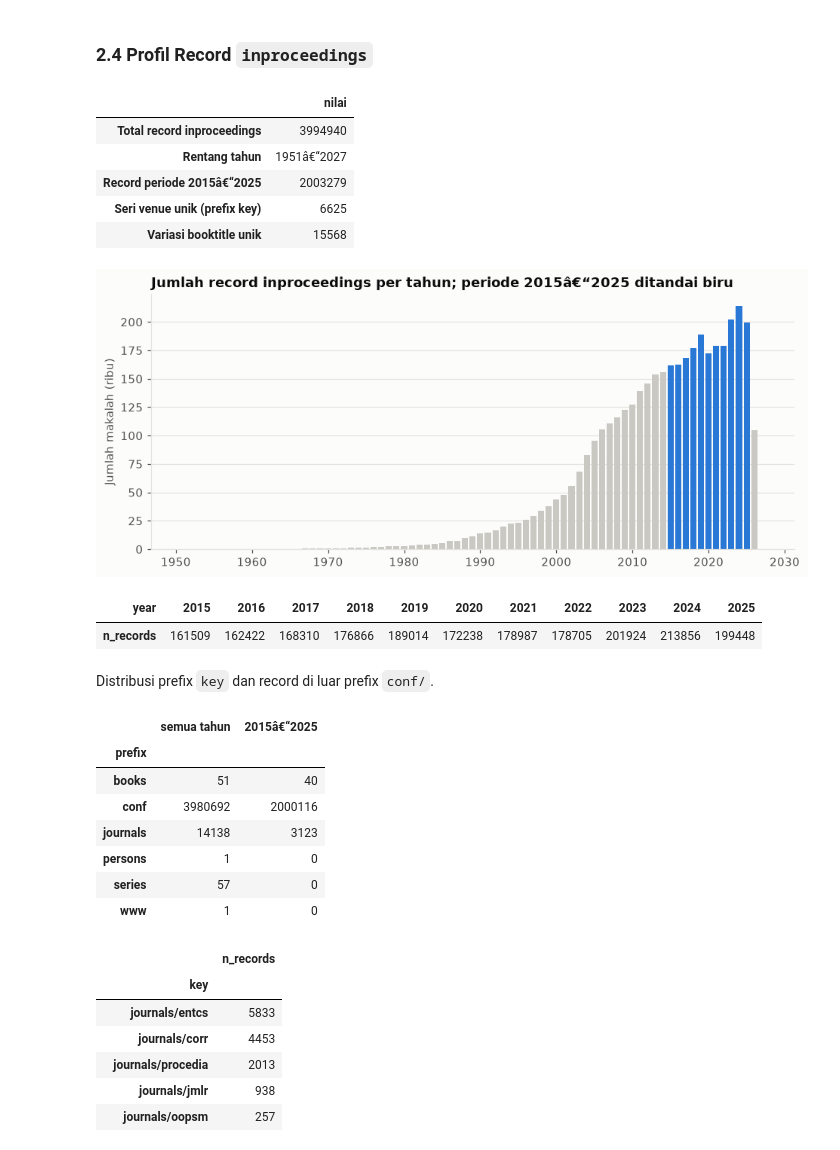
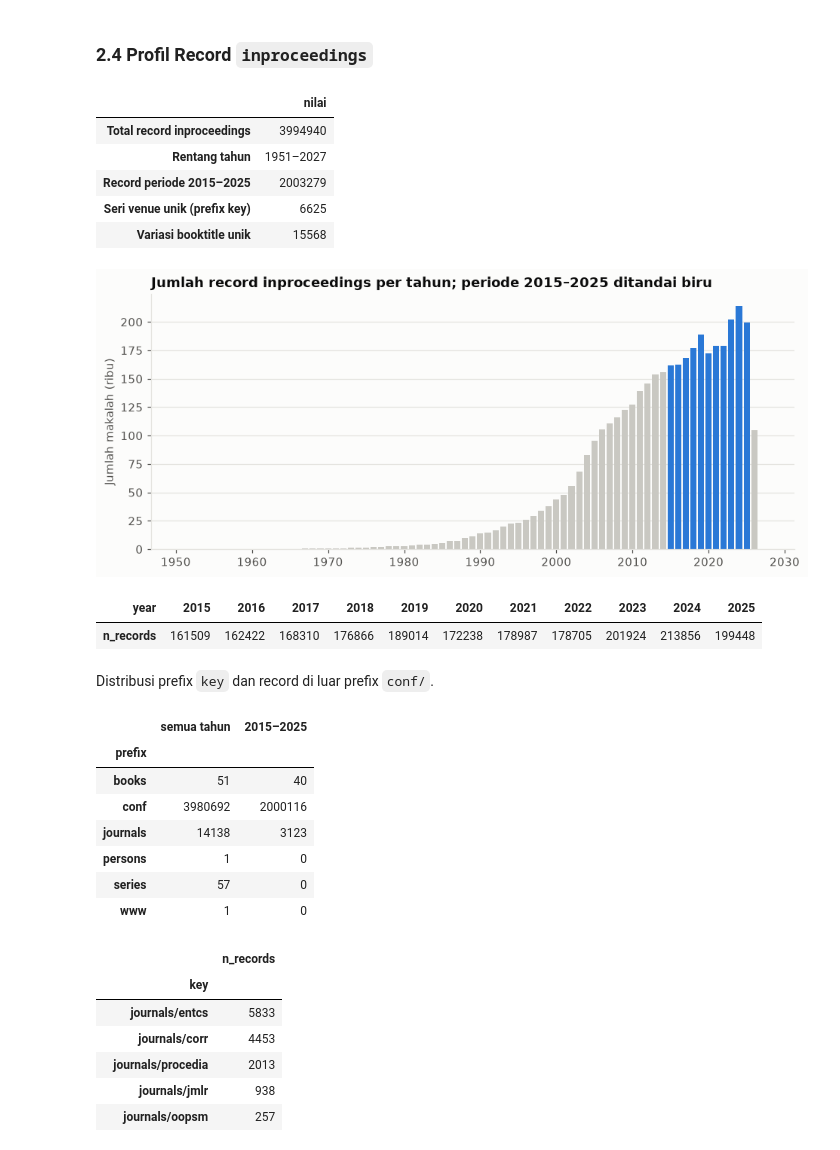
Before and after one commit to RNXFreeze/IF4041-Datmin-Tubes-Kel1, a Jupyter notebook: notebooks/01_data_extraction_preprocessing.ipynb, the cells around one changed output. Cells and saved outputs as stored; diff of their text form; code cells hidden in the pictures.

Commit message:
feat: add year consistency step and fix notebook text encoding

```diff
--- a/notebooks/01_data_extraction_preprocessing.ipynb
+++ b/notebooks/01_data_extraction_preprocessing.ipynb
@@ -143,31 +143,31 @@ del table
 in_period = inproc["year"].between(config.YEAR_MIN, config.YEAR_MAX)
 pd.Series({
     "Total record inproceedings": len(inproc),
-    "Rentang tahun": f"{inproc['year'].min()}â€“{inproc['year'].max()}",
-    "Record periode 2015â€“2025": int(in_period.sum()),
+    "Rentang tahun": f"{inproc['year'].min()}–{inproc['year'].max()}",
+    "Record periode 2015–2025": int(in_period.sum()),
     "Seri venue unik (prefix key)": inproc["key"].str.rsplit("/", n=1).str[0].nunique(),
     "Variasi booktitle unik": inproc["booktitle"].nunique(),
 }).to_frame("nilai")
 # %% [output]
 |  | nilai |
 | Total record inproceedings | 3994940 |
-| Rentang tahun | 1951â€“2027 |
-| Record periode 2015â€“2025 | 2003279 |
+| Rentang tahun | 1951–2027 |
+| Record periode 2015–2025 | 2003279 |
 | Seri venue unik (prefix key) | 6625 |
 | Variasi booktitle unik | 15568 |
 # %%
 per_year = inproc["year"].value_counts().sort_index()
 colors = [SERIES[0] if config.YEAR_MIN <= y <= config.YEAR_MAX else MUTED_FILL for y in per_year.index]
 fig, ax = plt.subplots(figsize=(10, 4))
 ax.bar(per_year.index, per_year.values / 1e3, color=colors, width=0.8)
 ax.set_ylabel("Jumlah makalah (ribu)")
-ax.set_title("Jumlah record inproceedings per tahun; periode 2015â€“2025 ditandai biru")
+ax.set_title("Jumlah record inproceedings per tahun; periode 2015–2025 ditandai biru")
 ax.grid(axis="x", visible=False)
 save(fig, "01_inproceedings_per_year")
 plt.show()
 per_year.loc[config.YEAR_MIN:config.YEAR_MAX].to_frame("n_records").T
 # %% [output]
-[figure, old version]
+[figure, new version]
 | year | 2015 | 2016 | 2017 | 2018 | 2019 | 2020 | 2021 | 2022 | 2023 | 2024 | 2025 |
 | n_records | 161509 | 162422 | 168310 | 176866 | 189014 | 172238 | 178987 | 178705 | 201924 | 213856 | 199448 |
 # %% [markdown]
@@ -175,10 +175,10 @@ Distribusi prefix `key` dan record di luar prefix `conf/`.
 # %%
 pd.DataFrame({
     "semua tahun": inproc["prefix"].value_counts(),
-    "2015â€“2025": inproc.loc[in_period, "prefix"].value_counts(),
+    "2015–2025": inproc.loc[in_period, "prefix"].value_counts(),
 }).fillna(0).astype(int)
 # %% [output]
-|  | semua tahun | 2015â€“2025 |
+|  | semua tahun | 2015–2025 |
 | prefix |  |  |
 | books | 51 | 40 |
 | conf | 3980692 | 2000116 |
```
Also changed, not shown: parts of 6 cells of this notebook, 1 other file.
